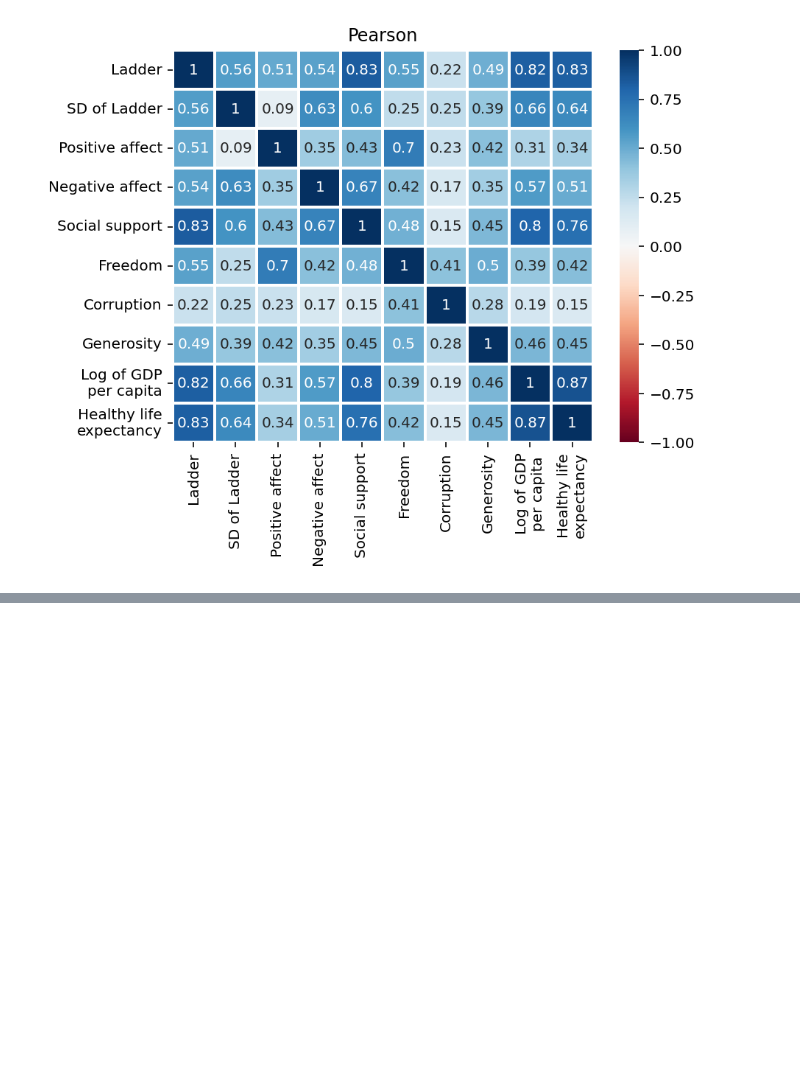
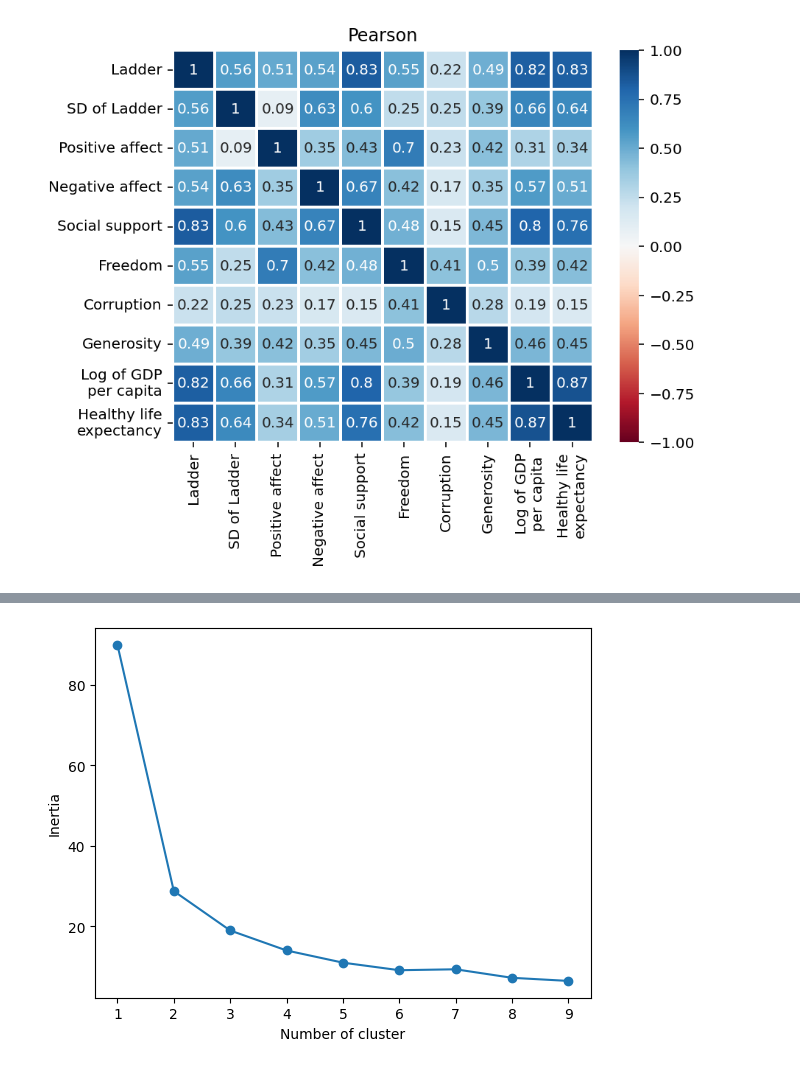
Before and after one commit to Anagha235/Clustering-and-Fitting, a Jupyter notebook: Clustering and Fitting.ipynb, the cells around one changed output, grey strips where cells are left out. Cells and saved outputs as stored; diff of their text form; code cells hidden in the pictures; blank space fills up the shorter version.

```diff
--- a/Clustering and Fitting.ipynb
+++ b/Clustering and Fitting.ipynb
@@ -101,0 +133,23 @@ Relation_btw__gdp_and_healthylife_and_fitted_line()
+# %%
+from sklearn.preprocessing import RobustScaler
+scaler = RobustScaler()
+df_scaled = scaler.fit_transform(df[['Healthy life\nexpectancy', 'Social support']])
+# %%
+def optimize_k_means(data, max_k):
+    means = []
+    inertias = []
+    for k in range(1, max_k):
+        kmeans = KMeans(n_clusters=k)
+        kmeans.fit(data)
+
+        means.append(k)
+        inertias.append(kmeans.inertia_)
+
+    plt.figure()
+    plt.plot(means, inertias, 'o-')
+    plt.xlabel("Number of cluster")
+    plt.ylabel("Inertia")
+    plt.show()
+optimize_k_means(df_scaled,10)
+# %% [output]
+[figure, added]
```
Also changed, not shown: parts of 7 cells of this notebook, 1 other file.
